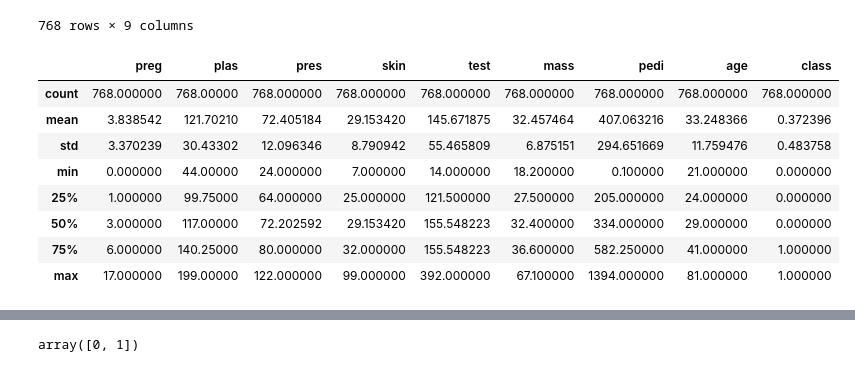
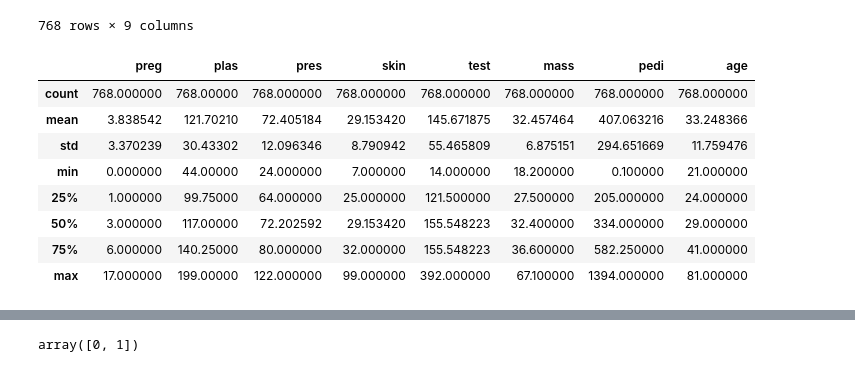
Before and after one commit to JavierPeraltaAzagra/Big-Data-e-IA, a Jupyter notebook: Sistemas de aprendizaje automático/RA2/practica2.ipynb, the cells around one changed output, grey strips where cells are left out. Saved outputs shown, nothing was run; the diff lists cells and outputs as text; code cells hidden in the pictures.

```diff
--- a/Sistemas de aprendizaje automático/RA2/practica2.ipynb
+++ b/Sistemas de aprendizaje automático/RA2/practica2.ipynb
@@ -20,17 +20,18 @@ df
 | 767 | 1.0 | 93.0 | 70.0 | 31.00000 | 155.548223 | 30.4 | 315.00 | 23.000000 | 0.0 |
 768 rows × 9 columns
 # %%
-df.describe()
+# Mostrar descripción sin incluir 'class'
+df.drop(columns=["class"]).describe()
 # %% [output]
-|  | preg | plas | pres | skin | test | mass | pedi | age | class |
-| count | 768.000000 | 768.00000 | 768.000000 | 768.000000 | 768.000000 | 768.000000 | 768.000000 | 768.000000 | 768.000000 |
-| mean | 3.838542 | 121.70210 | 72.405184 | 29.153420 | 145.671875 | 32.457464 | 407.063216 | 33.248366 | 0.372396 |
-| std | 3.370239 | 30.43302 | 12.096346 | 8.790942 | 55.465809 | 6.875151 | 294.651669 | 11.759476 | 0.483758 |
-| min | 0.000000 | 44.00000 | 24.000000 | 7.000000 | 14.000000 | 18.200000 | 0.100000 | 21.000000 | 0.000000 |
-| 25% | 1.000000 | 99.75000 | 64.000000 | 25.000000 | 121.500000 | 27.500000 | 205.000000 | 24.000000 | 0.000000 |
-| 50% | 3.000000 | 117.00000 | 72.202592 | 29.153420 | 155.548223 | 32.400000 | 334.000000 | 29.000000 | 0.000000 |
-| 75% | 6.000000 | 140.25000 | 80.000000 | 32.000000 | 155.548223 | 36.600000 | 582.250000 | 41.000000 | 1.000000 |
-| max | 17.000000 | 199.00000 | 122.000000 | 99.000000 | 392.000000 | 67.100000 | 1394.000000 | 81.000000 | 1.000000 |
+|  | preg | plas | pres | skin | test | mass | pedi | age |
+| count | 768.000000 | 768.00000 | 768.000000 | 768.000000 | 768.000000 | 768.000000 | 768.000000 | 768.000000 |
+| mean | 3.838542 | 121.70210 | 72.405184 | 29.153420 | 145.671875 | 32.457464 | 407.063216 | 33.248366 |
+| std | 3.370239 | 30.43302 | 12.096346 | 8.790942 | 55.465809 | 6.875151 | 294.651669 | 11.759476 |
+| min | 0.000000 | 44.00000 | 24.000000 | 7.000000 | 14.000000 | 18.200000 | 0.100000 | 21.000000 |
+| 25% | 1.000000 | 99.75000 | 64.000000 | 25.000000 | 121.500000 | 27.500000 | 205.000000 | 24.000000 |
+| 50% | 3.000000 | 117.00000 | 72.202592 | 29.153420 | 155.548223 | 32.400000 | 334.000000 | 29.000000 |
+| 75% | 6.000000 | 140.25000 | 80.000000 | 32.000000 | 155.548223 | 36.600000 | 582.250000 | 41.000000 |
+| max | 17.000000 | 199.00000 | 122.000000 | 99.000000 | 392.000000 | 67.100000 | 1394.000000 | 81.000000 |
 # %%
 import pandas as pd                     # Importa la librería pandas para manipulación de datos
 import matplotlib.pyplot as plt          # Importa matplotlib para realizar gráficos
```
Also changed, not shown: parts of 48 cells of this notebook.
